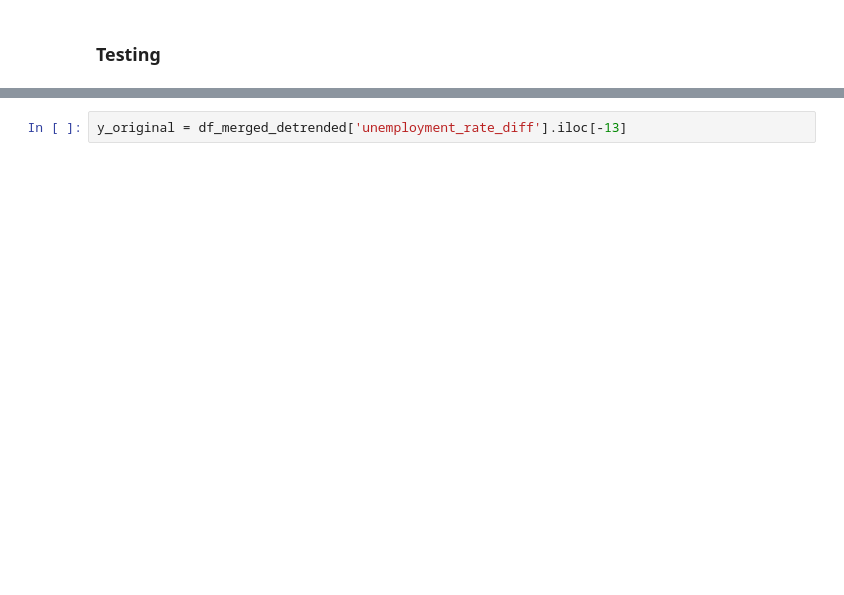
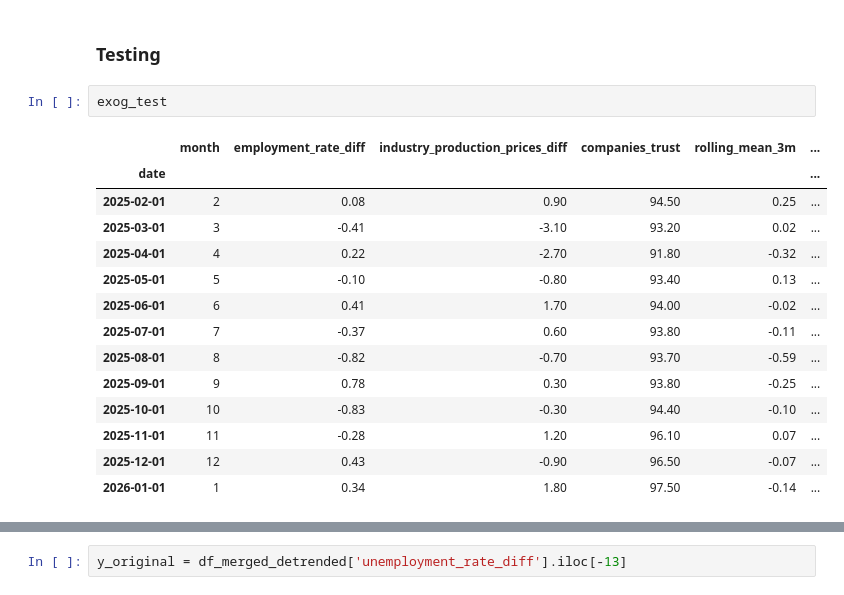
Before and after one commit to Francisscus/Employment_rate_predictor, a Jupyter notebook: 003_SARIMAX_baseline.ipynb, the cells around one changed output, grey strips where cells are left out. Cells and saved outputs as stored; diff of their text form; blank space fills up the shorter version.

```diff
--- a/003_SARIMAX_baseline.ipynb
+++ b/003_SARIMAX_baseline.ipynb
@@ -203,2 +186,19 @@ NameError: name 'exog_val' is not defined
 # %% [markdown]
 ### Testing
+# %%
+exog_test
+# %% [output]
+|  | month | employment_rate_diff | industry_production_prices_diff | companies_trust | rolling_mean_3m | ... |
+| date |  |  |  |  |  | ... |
+| 2025-02-01 | 2 | 0.08 | 0.90 | 94.50 | 0.25 | ... |
+| 2025-03-01 | 3 | -0.41 | -3.10 | 93.20 | 0.02 | ... |
+| 2025-04-01 | 4 | 0.22 | -2.70 | 91.80 | -0.32 | ... |
+| 2025-05-01 | 5 | -0.10 | -0.80 | 93.40 | 0.13 | ... |
+| 2025-06-01 | 6 | 0.41 | 1.70 | 94.00 | -0.02 | ... |
+| 2025-07-01 | 7 | -0.37 | 0.60 | 93.80 | -0.11 | ... |
+| 2025-08-01 | 8 | -0.82 | -0.70 | 93.70 | -0.59 | ... |
+| 2025-09-01 | 9 | 0.78 | 0.30 | 93.80 | -0.25 | ... |
+| 2025-10-01 | 10 | -0.83 | -0.30 | 94.40 | -0.10 | ... |
+| 2025-11-01 | 11 | -0.28 | 1.20 | 96.10 | 0.07 | ... |
+| 2025-12-01 | 12 | 0.43 | -0.90 | 96.50 | -0.07 | ... |
+| 2026-01-01 | 1 | 0.34 | 1.80 | 97.50 | -0.14 | ... |
```
Also changed, not shown: parts of 28 cells of this notebook, 1 other file.
